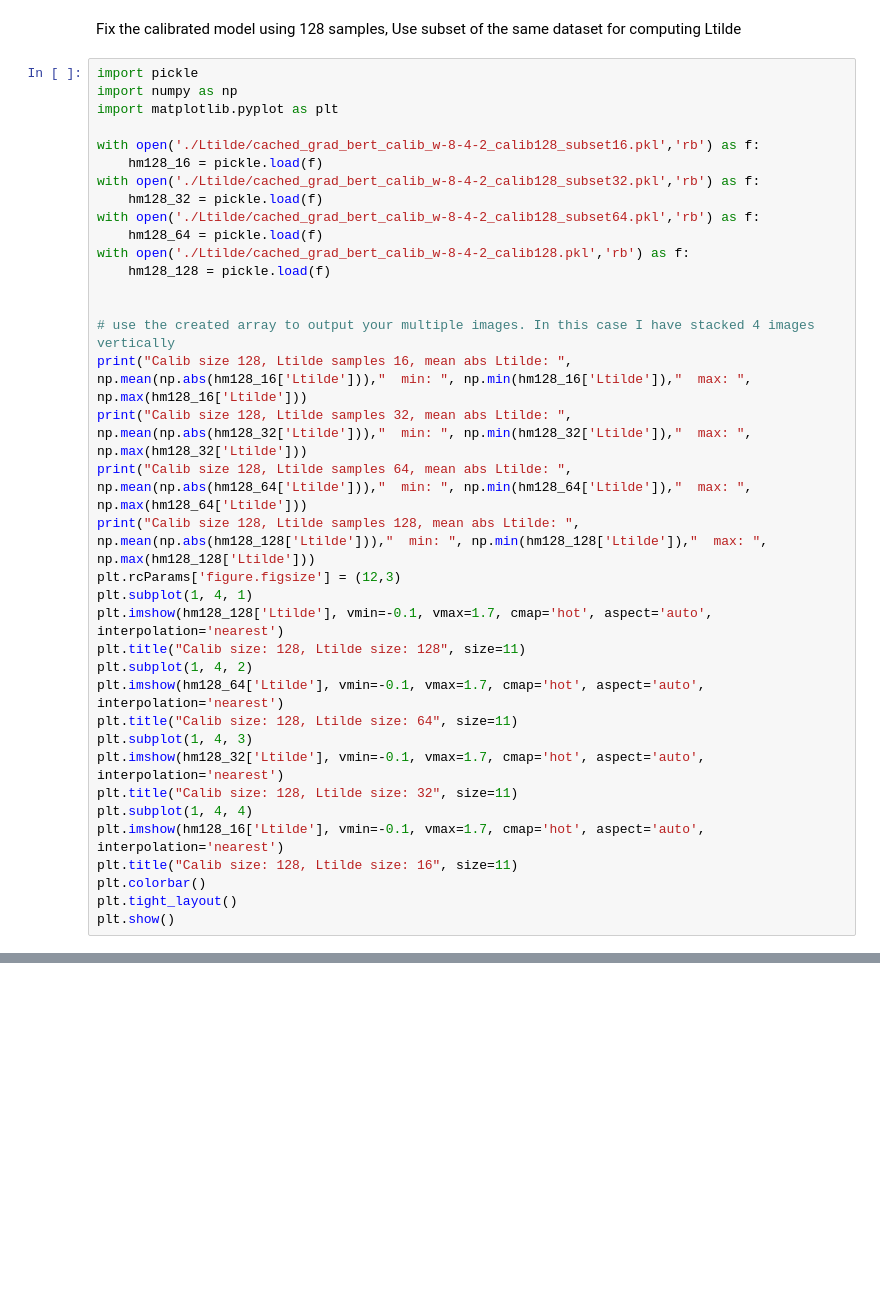
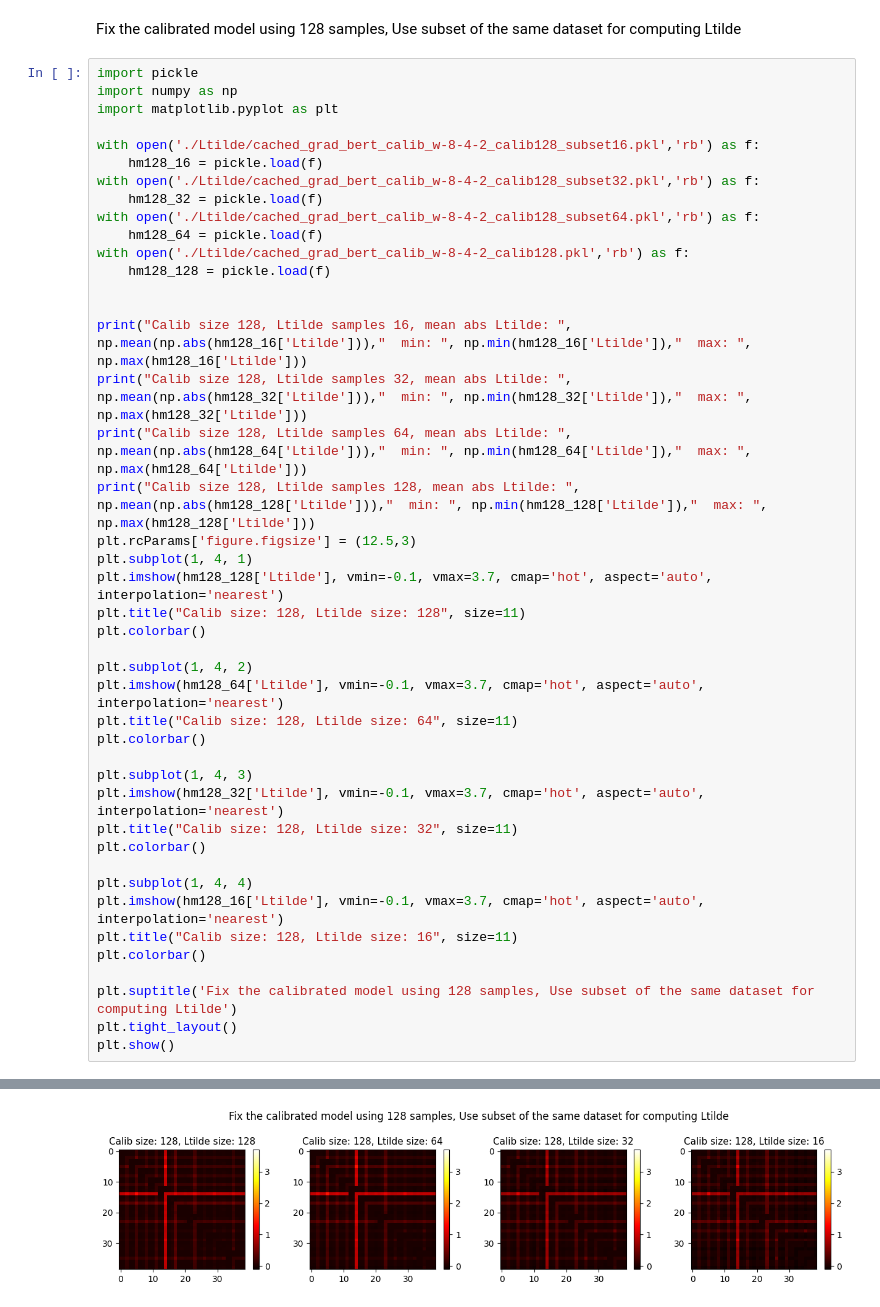
Before and after one commit to JamesTuna/CLADO_MPQ, a Jupyter notebook: bert/CLADO_multiWeight_bert.ipynb, the cells around one changed output, grey strips where cells are left out. Saved outputs shown, nothing was run; the diff lists cells and outputs as text; blank space fills up the shorter version.

```diff
--- a/bert/CLADO_multiWeight_bert.ipynb
+++ b/bert/CLADO_multiWeight_bert.ipynb
@@ -54,24 +68,32 @@ with open('./Ltilde/cached_grad_bert_calib_w-8-4-2_calib128.pkl','rb') as f:
     hm128_128 = pickle.load(f)
 
 
-# use the created array to output your multiple images. In this case I have stacked 4 images vertically
 print("Calib size 128, Ltilde samples 16, mean abs Ltilde: ", np.mean(np.abs(hm128_16['Ltilde'])),"  min: ", np.min(hm128_16['Ltilde']),"  max: ", np.max(hm128_16['Ltilde']))
 print("Calib size 128, Ltilde samples 32, mean abs Ltilde: ", np.mean(np.abs(hm128_32['Ltilde'])),"  min: ", np.min(hm128_32['Ltilde']),"  max: ", np.max(hm128_32['Ltilde']))
 print("Calib size 128, Ltilde samples 64, mean abs Ltilde: ", np.mean(np.abs(hm128_64['Ltilde'])),"  min: ", np.min(hm128_64['Ltilde']),"  max: ", np.max(hm128_64['Ltilde']))
 print("Calib size 128, Ltilde samples 128, mean abs Ltilde: ", np.mean(np.abs(hm128_128['Ltilde'])),"  min: ", np.min(hm128_128['Ltilde']),"  max: ", np.max(hm128_128['Ltilde']))
-plt.rcParams['figure.figsize'] = (12,3)
+plt.rcParams['figure.figsize'] = (12.5,3)
 plt.subplot(1, 4, 1)
-plt.imshow(hm128_128['Ltilde'], vmin=-0.1, vmax=1.7, cmap='hot', aspect='auto', interpolation='nearest')
+plt.imshow(hm128_128['Ltilde'], vmin=-0.1, vmax=3.7, cmap='hot', aspect='auto', interpolation='nearest')
 plt.title("Calib size: 128, Ltilde size: 128", size=11)
+plt.colorbar()
+
 plt.subplot(1, 4, 2)
-plt.imshow(hm128_64['Ltilde'], vmin=-0.1, vmax=1.7, cmap='hot', aspect='auto', interpolation='nearest')
+plt.imshow(hm128_64['Ltilde'], vmin=-0.1, vmax=3.7, cmap='hot', aspect='auto', interpolation='nearest')
 plt.title("Calib size: 128, Ltilde size: 64", size=11)
+plt.colorbar()
+
 plt.subplot(1, 4, 3)
-plt.imshow(hm128_32['Ltilde'], vmin=-0.1, vmax=1.7, cmap='hot', aspect='auto', interpolation='nearest')
+plt.imshow(hm128_32['Ltilde'], vmin=-0.1, vmax=3.7, cmap='hot', aspect='auto', interpolation='nearest')
 plt.title("Calib size: 128, Ltilde size: 32", size=11)
+plt.colorbar()
+
 plt.subplot(1, 4, 4)
-plt.imshow(hm128_16['Ltilde'], vmin=-0.1, vmax=1.7, cmap='hot', aspect='auto', interpolation='nearest')
+plt.imshow(hm128_16['Ltilde'], vmin=-0.1, vmax=3.7, cmap='hot', aspect='auto', interpolation='nearest')
 plt.title("Calib size: 128, Ltilde size: 16", size=11)
 plt.colorbar()
+
+plt.suptitle('Fix the calibrated model using 128 samples, Use subset of the same dataset for computing Ltilde')
 plt.tight_layout()
 plt.show()
+# %% [output]
@@ -77,0 +104 @@ plt.show()
+[figure, added]
```
Also changed, not shown: parts of 25 cells of this notebook, 23 other files.
